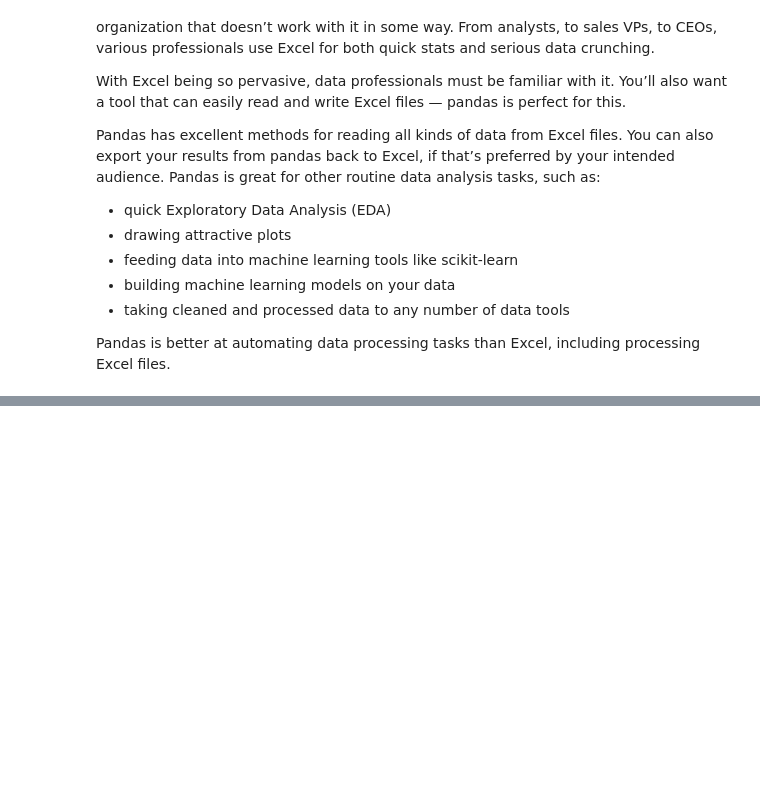
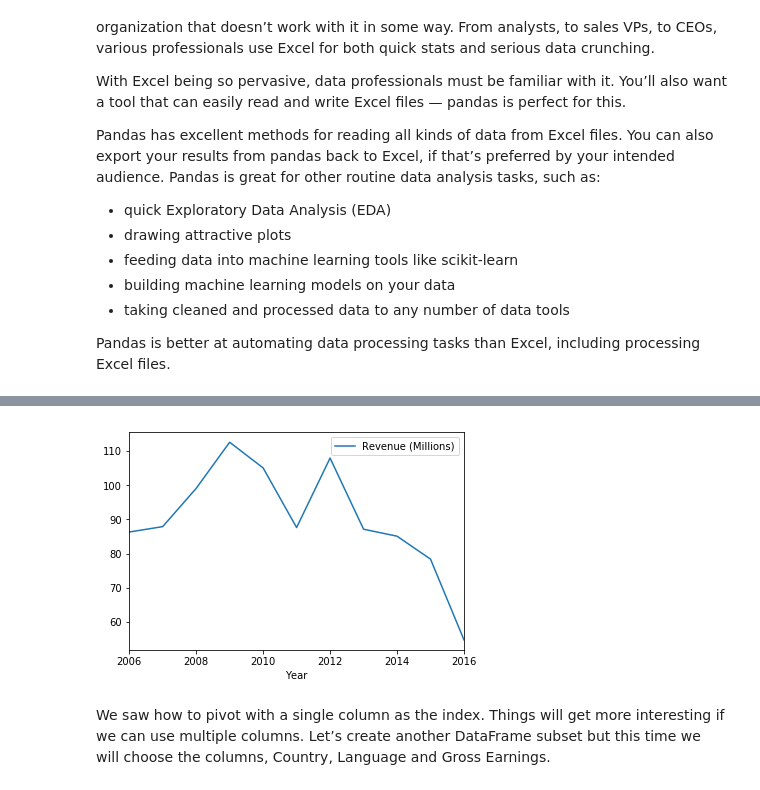
Before and after one commit to bignollo/DSPXI, a Jupyter notebook: 06 - Excel/06.00-Introduction-to-excel.ipynb, the cells around one changed output, grey strips where cells are left out. Saved outputs shown, nothing was run; the diff lists cells and outputs as text; code cells hidden in the pictures; blank space fills up the shorter version.

```diff
--- a/06 - Excel/06.00-Introduction-to-excel.ipynb
+++ b/06 - Excel/06.00-Introduction-to-excel.ipynb
@@ -513,0 +766,3 @@ Pandas is better at automating data processing tasks than Excel, including proce
+# %%
+movies_subset = movies[['Year', 'Revenue (Millions)']]
+movies_subset.head()
@@ -513,0 +778,3 @@ Pandas is better at automating data processing tasks than Excel, including proce
+# %%
+earnings_by_year = movies_subset.pivot_table(index=['Year'])
+earnings_by_year.head()
@@ -513,0 +793,7 @@ Pandas is better at automating data processing tasks than Excel, including proce
+# %%
+earnings_by_year.plot()
+plt.show()
+# %% [output]
+[figure, added]
+# %% [markdown]
+We saw how to pivot with a single column as the index. Things will get more interesting if we can use multiple columns. Let’s create another DataFrame subset but this time we will choose the columns, Country, Language and Gross Earnings.
```
Also changed, not shown: parts of 69 cells of this notebook, 5 other files.
